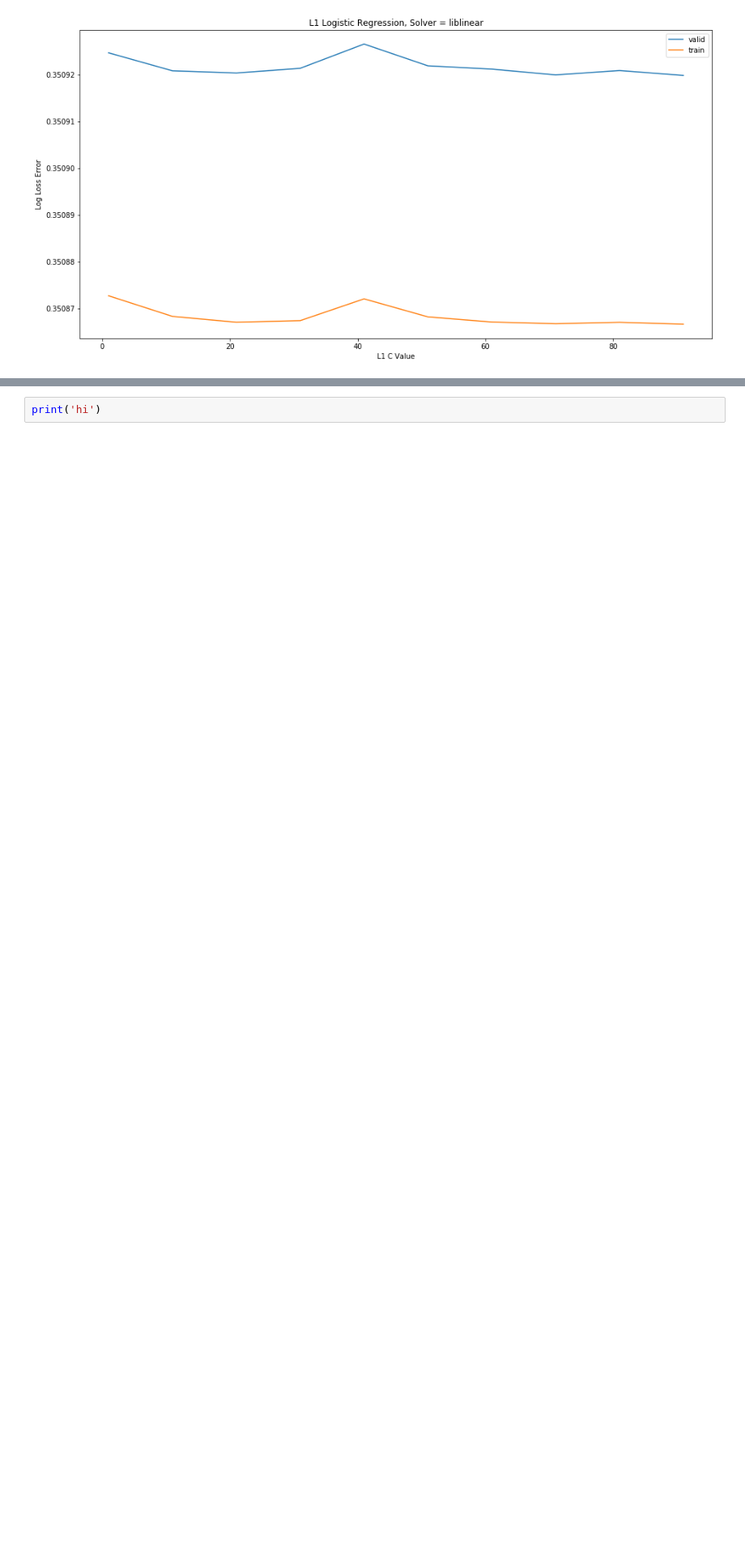
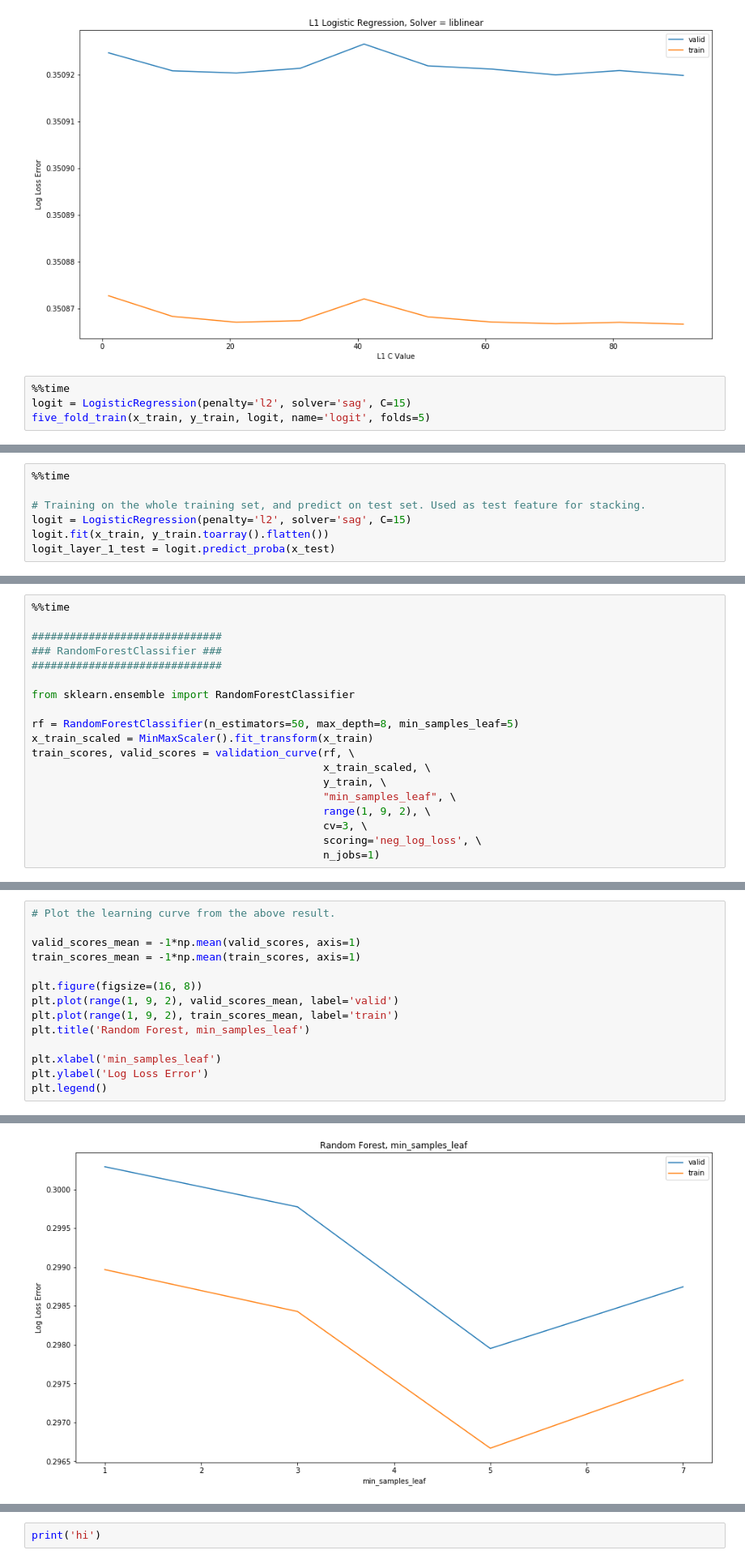
Before and after one commit to wernerchao/quora-duplicate, a Jupyter notebook: py3_xgb_jaccard_magic.ipynb, the cells around one changed output, grey strips where cells are left out. Shown: that part at 81% size. Saved outputs shown, nothing was run; the diff lists cells and outputs as text; blank space fills up the shorter version.

```diff
--- a/py3_xgb_jaccard_magic.ipynb
+++ b/py3_xgb_jaccard_magic.ipynb
@@ -457,3 +459,7 @@ plt.legend()
 # %% [output]
 <matplotlib.legend.Legend at 0x...>
 [figure]
+# %%
+%%time
+logit = LogisticRegression(penalty='l2', solver='sag', C=15)
+five_fold_train(x_train, y_train, logit, name='logit', folds=5)
@@ -459,0 +485,7 @@ plt.legend()
+# %%
+%%time
+
+# Training on the whole training set, and predict on test set. Used as test feature for stacking.
+logit = LogisticRegression(penalty='l2', solver='sag', C=15)
+logit.fit(x_train, y_train.toarray().flatten())
+logit_layer_1_test = logit.predict_proba(x_test)
@@ -504,0 +533,19 @@ def cross_val_3_fold():
+# %%
+%%time
+
+##############################
+### RandomForestClassifier ###
+##############################
+
+from sklearn.ensemble import RandomForestClassifier
+
+rf = RandomForestClassifier(n_estimators=50, max_depth=8, min_samples_leaf=5)
+x_train_scaled = MinMaxScaler().fit_transform(x_train)
+train_scores, valid_scores = validation_curve(rf, \
+                                              x_train_scaled, \
+                                              y_train, \
+                                              "min_samples_leaf", \
+                                              range(1, 9, 2), \
+                                              cv=3, \
+                                              scoring='neg_log_loss', \
+                                              n_jobs=1)
@@ -504,0 +555,15 @@ def cross_val_3_fold():
+# %%
+# Plot the learning curve from the above result.
+
+valid_scores_mean = -1*np.mean(valid_scores, axis=1)
+train_scores_mean = -1*np.mean(train_scores, axis=1)
+
+plt.figure(figsize=(16, 8))
+plt.plot(range(1, 9, 2), valid_scores_mean, label='valid')
+plt.plot(range(1, 9, 2), train_scores_mean, label='train')
+plt.title('Random Forest, min_samples_leaf')
+
+plt.xlabel('min_samples_leaf')
+plt.ylabel('Log Loss Error')
+plt.legend()
+# %% [output]
@@ -504,0 +571 @@ def cross_val_3_fold():
+[figure, added]
```
Also changed, not shown: parts of 30 cells of this notebook, 53 other files.
